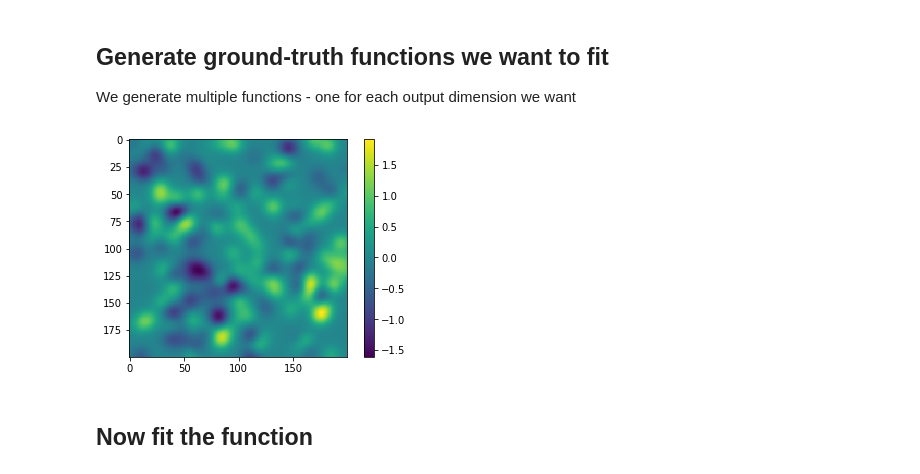
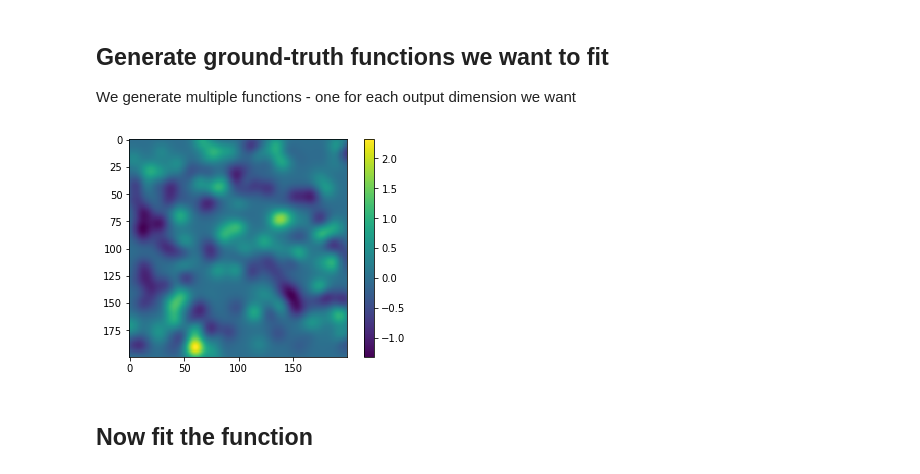
Before and after one commit to wbishopJanelia/janelia_core, a Jupyter notebook: development/sparse_networks/Efficient MultiD Piecewise Linear Nearest Neighbor Network.ipynb, the cells around one changed output. Drawn from its saved outputs; the diff is of its cells as text; code cells hidden in the pictures.

```diff
--- a/development/sparse_networks/Efficient MultiD Piecewise Linear Nearest Neighbor Network.ipynb
+++ b/development/sparse_networks/Efficient MultiD Piecewise Linear Nearest Neighbor Network.ipynb
@@ -80,7 +80,7 @@ def fit(nn: torch.nn.Module, x: torch.Tensor, y: torch.Tensor, n_its = 1000, lr=
 
 We generate multiple functions - one for each output dimension we want
 # %%
-n_tgt_fcns = 1000
+n_tgt_fcns = 10
 # %%
 fcn_generators = [FunctionSequenceGenerator(n_bumps = 200, bump_peak_vl_range = [-1, 1], cov_ev_range = [.002, .002])
                   for f_i in range(n_tgt_fcns)]
@@ -93,9 +93,9 @@ y = [f(x) for f in true_fcns]
 x = torch.tensor(x, dtype=torch.float32)
 y = torch.tensor(np.stack(y).transpose(), dtype=torch.float32)
 # %%
-plot_2d_f(true_fcns[999], n_smps_per_dim=200)
+plot_2d_f(true_fcns[9], n_smps_per_dim=200)
 # %% [output]
-[figure, old version]
+[figure, new version]
 # %% [markdown]
 ## Now fit the function
 # %%
```
Also changed, not shown: parts of 5 cells of this notebook, 3 other files.
